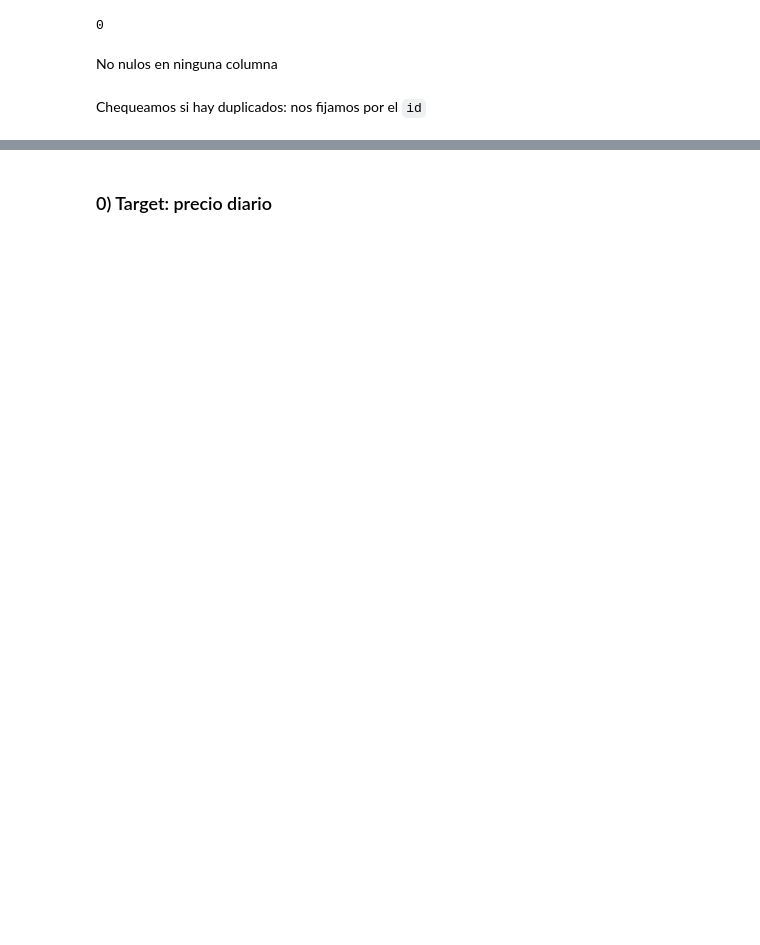
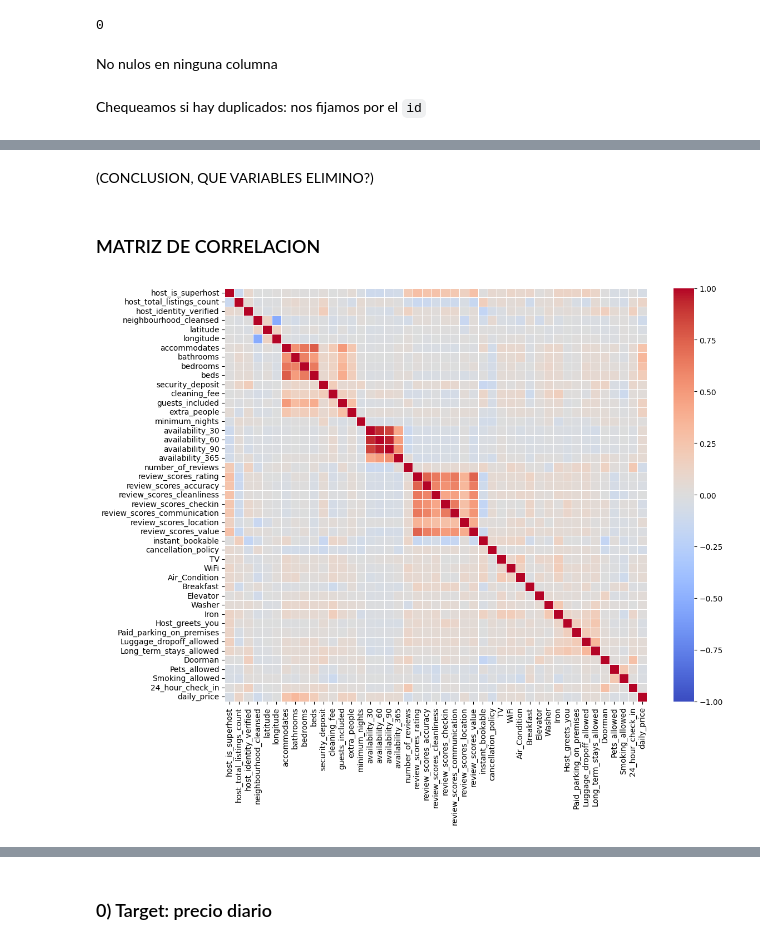
Before and after one commit to santidrelew/tp-mpg, a Jupyter notebook: notebooks/01_EDA.ipynb, the cells around one changed output, grey strips where cells are left out. Drawn from its saved outputs; the diff is of its cells as text; code cells hidden in the pictures; blank space fills up the shorter version.

```diff
--- a/notebooks/01_EDA.ipynb
+++ b/notebooks/01_EDA.ipynb
@@ -151,0 +333,24 @@ El objetivo del problema de regresión es **predecir el precio por noche (`daily
+# %% [markdown]
+(CONCLUSION, QUE VARIABLES ELIMINO?)
+# %% [markdown]
+### MATRIZ DE CORRELACION
+# %%
+cols_para_corr = [
+    col for col in df_raw.columns if col not in ['id', 'host_id']
+]
+
+matriz_corr = df_raw[cols_para_corr].corr()
+
+plt.figure(figsize=(12, 10))
+sns.heatmap(
+    matriz_corr,
+    annot=False,
+    cmap='coolwarm',
+    vmin=-1,
+    vmax=1,
+    linewidths=0.5,
+)
+plt.tight_layout()
+plt.show()
+# %% [output]
+[figure, added]
```
Also changed, not shown: parts of 86 cells of this notebook.
